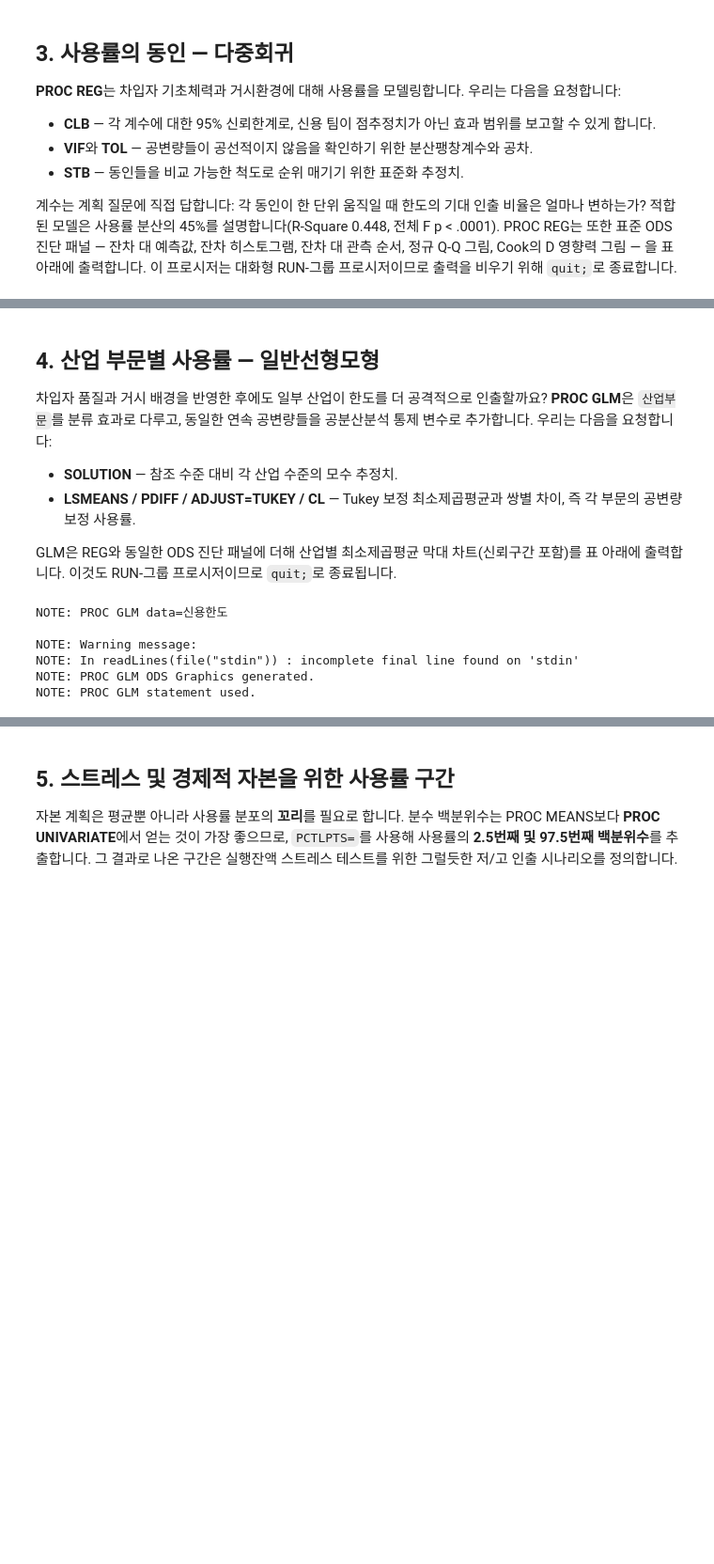
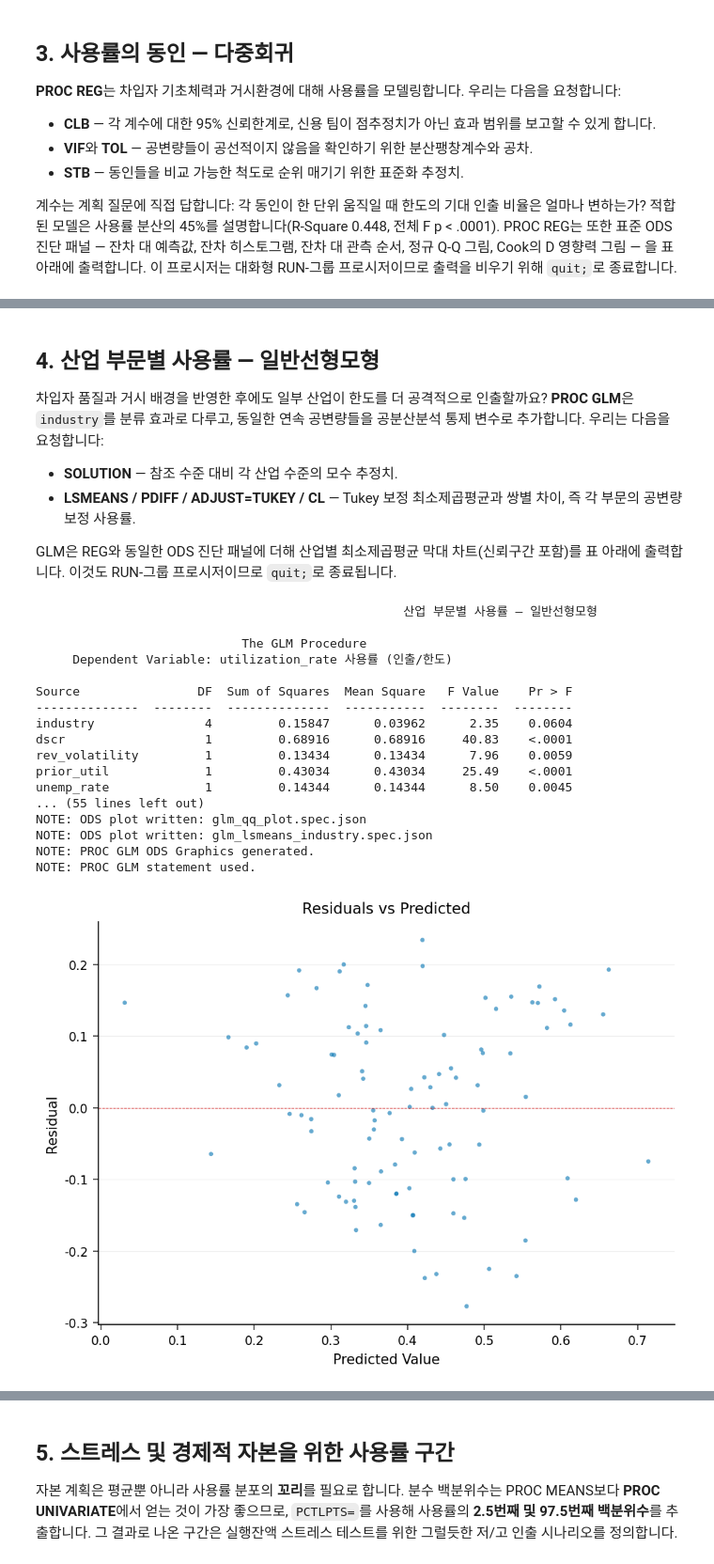
Before and after one commit to JennerAnalytics/sas-compatible-examples, a Jupyter notebook: translations/ko/은행_및_금융서비스/소상공인_회전신용_한도소진_모형/소상공인_회전신용_한도소진_모형.ipynb, the cells around one changed output, grey strips where cells are left out. Shown at 94% size. Saved outputs shown, nothing was run; the diff lists cells and outputs as text; code cells hidden in the pictures; blank space fills up the shorter version.

```diff
--- a/translations/ko/은행_및_금융서비스/소상공인_회전신용_한도소진_모형/소상공인_회전신용_한도소진_모형.ipynb
+++ b/translations/ko/은행_및_금융서비스/소상공인_회전신용_한도소진_모형/소상공인_회전신용_한도소진_모형.ipynb
@@ -213,27 +220,40 @@ NOTE: PROC REG ODS Graphics generated.
 # %% [markdown]
 ## 4. 산업 부문별 사용률 — 일반선형모형
 
-차입자 품질과 거시 배경을 반영한 후에도 일부 산업이 한도를 더 공격적으로 인출할까요? **PROC GLM**은 `산업부문`를 분류 효과로 다루고, 동일한 연속 공변량들을 공분산분석 통제 변수로 추가합니다. 우리는 다음을 요청합니다:
+차입자 품질과 거시 배경을 반영한 후에도 일부 산업이 한도를 더 공격적으로 인출할까요? **PROC GLM**은 `industry`를 분류 효과로 다루고, 동일한 연속 공변량들을 공분산분석 통제 변수로 추가합니다. 우리는 다음을 요청합니다:
 
 - **SOLUTION** — 참조 수준 대비 각 산업 수준의 모수 추정치.
 - **LSMEANS / PDIFF / ADJUST=TUKEY / CL** — Tukey 보정 최소제곱평균과 쌍별 차이, 즉 각 부문의 공변량 보정 사용률.
 
 GLM은 REG와 동일한 ODS 진단 패널에 더해 산업별 최소제곱평균 막대 차트(신뢰구간 포함)를 표 아래에 출력합니다. 이것도 RUN-그룹 프로시저이므로 `quit;`로 종료됩니다.
 # %%
-/* 산업 부문별 사용률, 동인 보정 */
-처리 GLM 데이터=신용한도;
-    분류 산업부문;
-    모형 사용률 =
-          산업부문 상환능력 매출변동성 직전사용률
-          실업률 단기금리
+/* 동인 보정 후 산업 부문별 사용률 */
+제목 "산업 부문별 사용률 — 일반선형모형";
+처리 GLM 데이터=credit_lines;
+    분류 industry;
+    모형 utilization_rate =
+          industry dscr rev_volatility prior_util
+          unemp_rate short_rate
           / SOLUTION ss3;
-    LSMEANS 산업부문 / PDIFF ADJUST=TUKEY cl;
+    LSMEANS industry / PDIFF ADJUST=TUKEY cl;
 실행;
 QUIT;
 # %% [output]
-NOTE: PROC GLM data=신용한도
+                                                  산업 부문별 사용률 — 일반선형모형
 
-NOTE: Warning message:
-NOTE: In readLines(file("stdin")) : incomplete final line found on 'stdin'
+                            The GLM Procedure
+     Dependent Variable: utilization_rate 사용률 (인출/한도)
+
+Source                DF  Sum of Squares  Mean Square   F Value    Pr > F
+--------------  --------  --------------  -----------  --------  --------
+industry               4         0.15847      0.03962      2.35    0.0604
+dscr                   1         0.68916      0.68916     40.83    <.0001
+rev_volatility         1         0.13434      0.13434      7.96    0.0059
+prior_util             1         0.43034      0.43034     25.49    <.0001
+unemp_rate             1         0.14344      0.14344      8.50    0.0045
+... (55 lines left out)
+NOTE: ODS plot written: glm_qq_plot.spec.json
+NOTE: ODS plot written: glm_lsmeans_industry.spec.json
 NOTE: PROC GLM ODS Graphics generated.
 NOTE: PROC GLM statement used.
+[figure, added]
```
Also changed, not shown: parts of 8 cells of this notebook, 12 other files.
